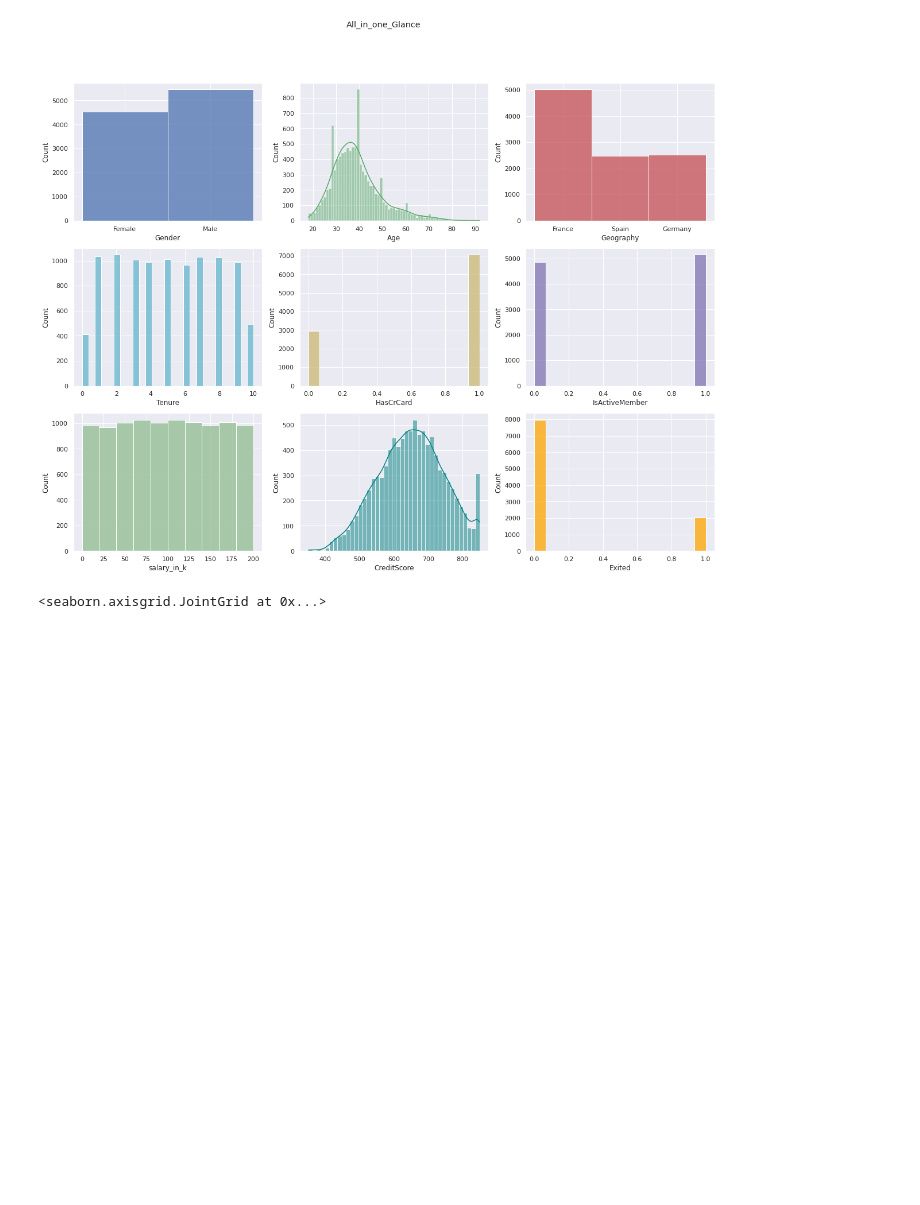
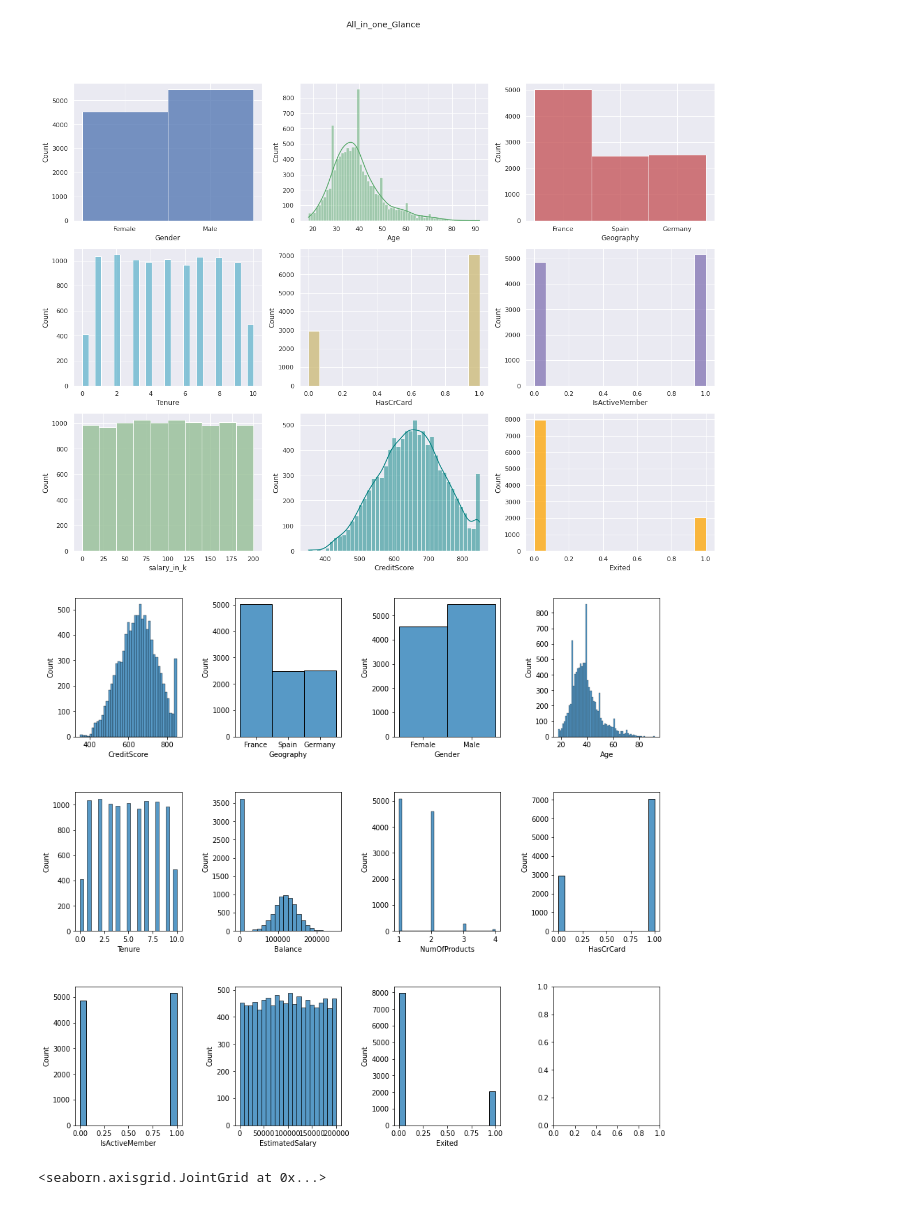
Before and after one commit to amirgarsha/ML_course_maktab, a Jupyter notebook: Project2.ipynb, the cells around one changed output. Drawn from its saved outputs; the diff is of its cells as text; code cells hidden in the pictures; blank space fills up the shorter version.

```diff
--- a/Project2.ipynb
+++ b/Project2.ipynb
@@ -153,6 +161,15 @@ sns.histplot(ax=axes[2, 2], data = churn_df['Exited'], color = 'orange')
 # %% [output]
 <matplotlib.axes._subplots.AxesSubplot at 0x...>
 [figure]
+# %%
+## another way to show univariate distribution
+fig, ax = plt.subplots(3, 4, figsize=(15, 12))
+plt.subplots_adjust(left=None, bottom=None, right=None, top=1, wspace=0.5, hspace=0.4)
+plot_df = churn_df.drop(["Surname","CustomerId","RowNumber"], axis = 1)
+for variable, subplot in zip(plot_df.columns, ax.flatten()):
+  sns.histplot(plot_df[variable], ax=subplot)
+# %% [output]
+[figure, added]
 # %%
 sns.jointplot(data=churn_df, x="Age", y="salary_in_k", hue="Gender")
 # %% [output]
```
Also changed, not shown: parts of 7 cells of this notebook.
